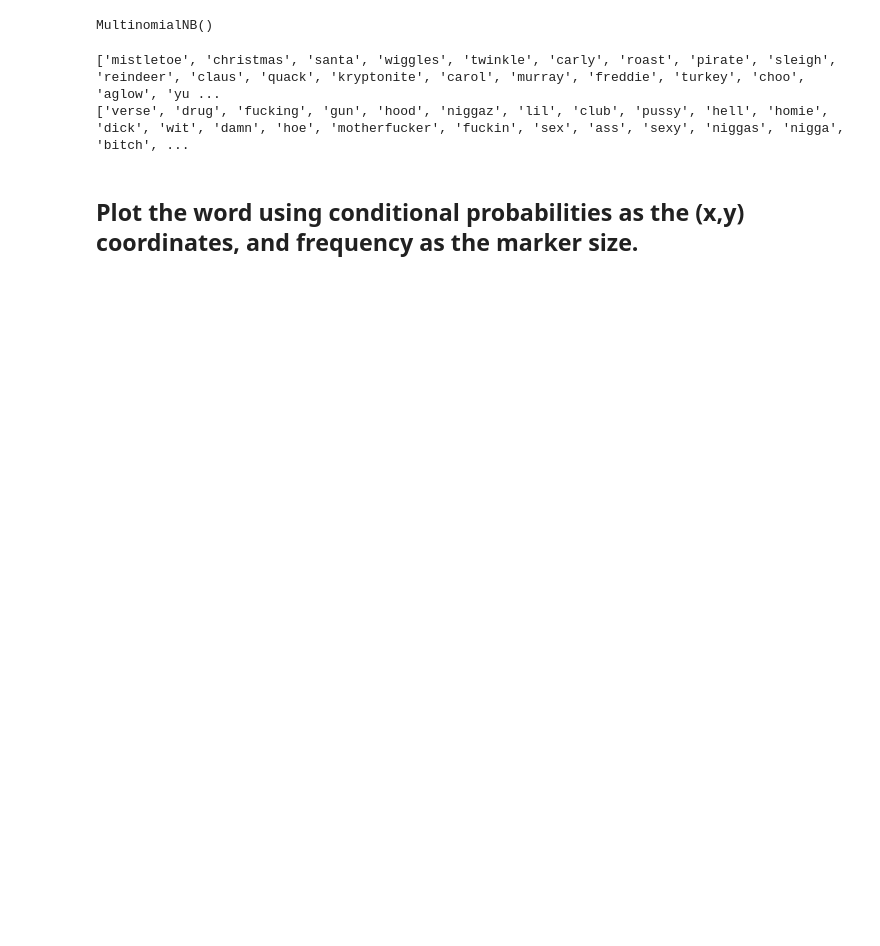
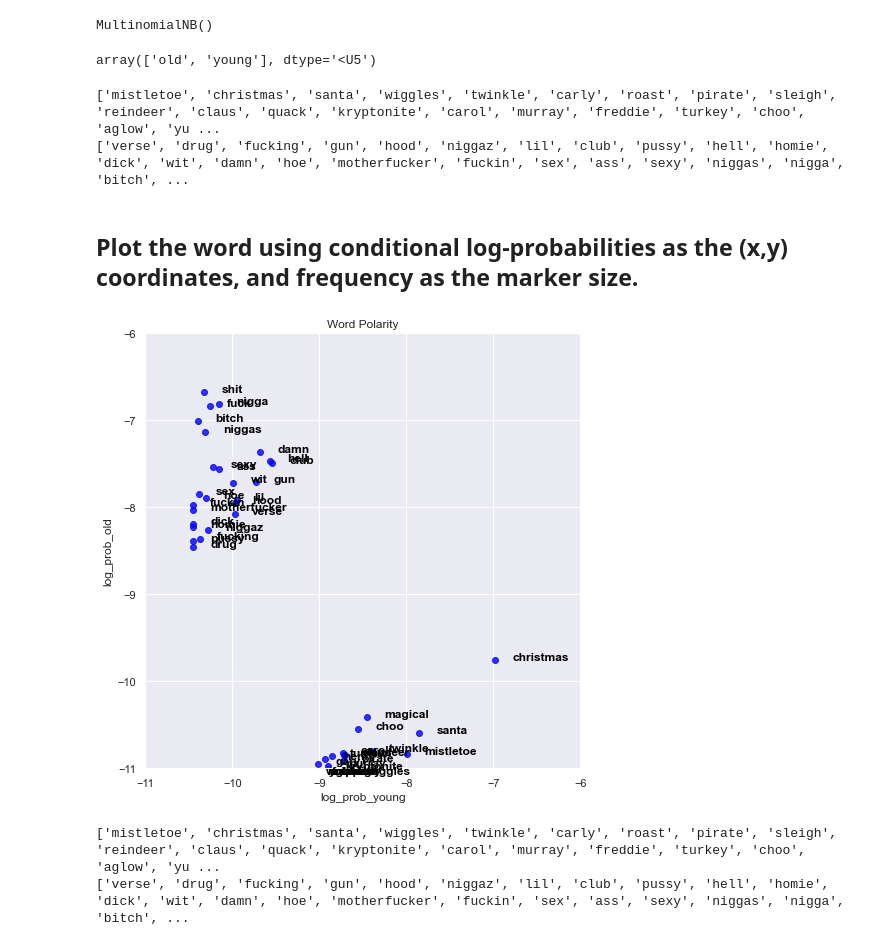
Before and after one commit to ncchen55414/ChildrenSongRecommendation, a Jupyter notebook: notebooks/2.5_NLP_Visualize_Lyrics_Word_Polarity.ipynb, the cells around one changed output. Cells and saved outputs as stored; diff of their text form; code cells hidden in the pictures; blank space fills up the shorter version.

Commit message:
add word_polarity_plot and fix spellings

```diff
--- a/notebooks/2.5_NLP_Visualize_Lyrics_Word_Polarity.ipynb
+++ b/notebooks/2.5_NLP_Visualize_Lyrics_Word_Polarity.ipynb
@@ -91,6 +89,10 @@ X_train = tfidfVectorizer.transform(df_age['processed_lyrics'])
 clf.fit(X_train, df_age['group'])
 # %% [output]
 MultinomialNB()
+# %%
+clf.classes_
+# %% [output]
+array(['old', 'young'], dtype='<U5')
 # %%
 from pprint import pprint
 matrix = clf.feature_log_prob_
@@ -100,14 +102,16 @@ for j in range(ncols):
     polarity[j] = (j, matrix[0][j] - matrix[1][j])
 
 polarity.sort(key=lambda x: x[1])
-
-polar_words = [tfidfVectorizer.get_feature_names_out()[x[0]] for x in polarity[0:25]]+ [tfidfVectorizer.get_feature_names()[x[0]] for x in polarity[-25::]]
-
-print (polar_words[0:25])
-
-print (polar_words[25:50])
+polarity = polarity[0:25] + polarity[-25::]
+word_prob =[(matrix[1][polarity[i][0]], matrix[0][polarity[i][0]]) for i in range(len(polarity))]
-# %% [output]
-['mistletoe', 'christmas', 'santa', 'wiggles', 'twinkle', 'carly', 'roast', 'pirate', 'sleigh', 'reindeer', 'claus', 'quack', 'kryptonite', 'carol', 'murray', 'freddie', 'turkey', 'choo', 'aglow', 'yu ...
-['verse', 'drug', 'fucking', 'gun', 'hood', 'niggaz', 'lil', 'club', 'pussy', 'hell', 'homie', 'dick', 'wit', 'damn', 'hoe', 'motherfucker', 'fuckin', 'sex', 'ass', 'sexy', 'niggas', 'nigga', 'bitch', ...
+# %%
+
+polar_words = [tfidfVectorizer.get_feature_names_out()[x[0]] for x in polarity]
+
+print (polar_words[0:25])
+print (polar_words[25:50])
+# %% [output]
+['mistletoe', 'christmas', 'santa', 'wiggles', 'twinkle', 'carly', 'roast', 'pirate', 'sleigh', 'reindeer', 'claus', 'quack', 'kryptonite', 'carol', 'murray', 'freddie', 'turkey', 'choo', 'aglow', 'yu ...
+['verse', 'drug', 'fucking', 'gun', 'hood', 'niggaz', 'lil', 'club', 'pussy', 'hell', 'homie', 'dick', 'wit', 'damn', 'hoe', 'motherfucker', 'fuckin', 'sex', 'ass', 'sexy', 'niggas', 'nigga', 'bitch', ...
 # %% [markdown]
-## Plot the word using conditional probabilities as the (x,y) coordinates, and frequency as the marker size.
+## Plot the word using conditional log-probabilities as the (x,y) coordinates, and frequency as the marker size.
@@ -115,0 +118,36 @@ print (polar_words[25:50])
+# %%
+import pandas as pd
+import numpy as np
+import matplotlib.pylab as plt
+import seaborn as sns
+sns.set()
+import math
+
+# Create dataframe
+df = pd.DataFrame({
+'log_prob_young': [ p[0] for p in word_prob],
+'log_prob_old': [p[1] for p in word_prob],
+'word': polar_words
+})
+
+plt.rcParams["figure.figsize"] = (8,8)
+
+sns.regplot(data=df, x="log_prob_young", y="log_prob_old", fit_reg=False, marker="o", color="blue").set_aspect(aspect='equal')
+
+for line in range(0,df.shape[0]):
+     plt.text(df.log_prob_young[line]+0.2, df.log_prob_old[line], df.word[line],
+              horizontalalignment='left', size='medium', color='black', weight='semibold')
+
+plt.ylim([-11, -6])
+plt.xlim([-11, -6])
+plt.title("Word Polarity")
+
+plt.savefig('../figures/word_polarity.png')
+plt.show()
+
+print (polar_words[0:25])
+print (polar_words[25:50])
+# %% [output]
+[figure, added]
+['mistletoe', 'christmas', 'santa', 'wiggles', 'twinkle', 'carly', 'roast', 'pirate', 'sleigh', 'reindeer', 'claus', 'quack', 'kryptonite', 'carol', 'murray', 'freddie', 'turkey', 'choo', 'aglow', 'yu ...
+['verse', 'drug', 'fucking', 'gun', 'hood', 'niggaz', 'lil', 'club', 'pussy', 'hell', 'homie', 'dick', 'wit', 'damn', 'hoe', 'motherfucker', 'fuckin', 'sex', 'ass', 'sexy', 'niggas', 'nigga', 'bitch', ...
```
Also changed, not shown: parts of 5 cells of this notebook, 1 other file.
